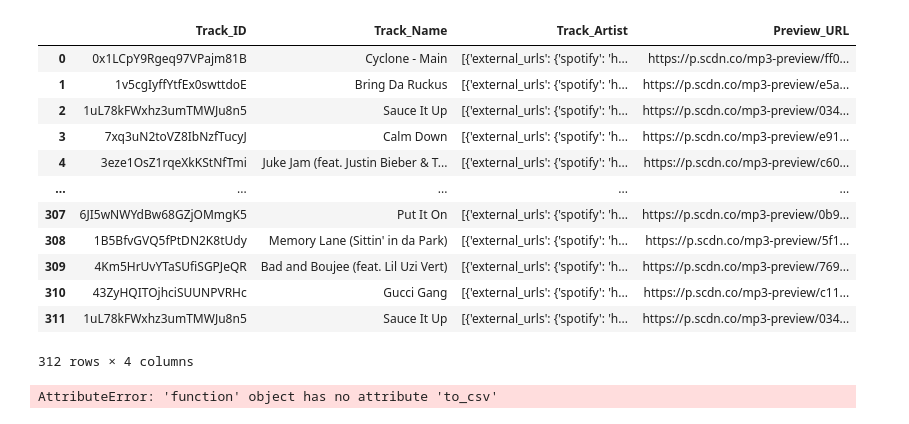
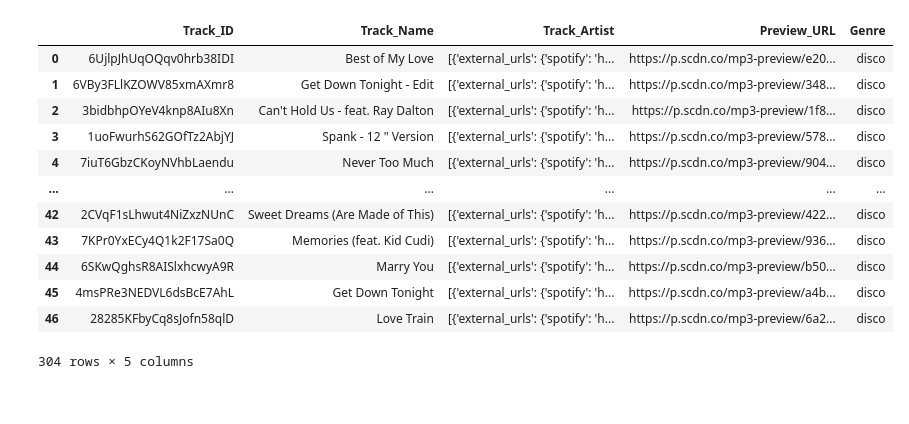
Before and after one commit to KathrynPanger/classify-spotify, a Jupyter notebook: Seth/disco/disco_mp3_pull.ipynb, the cells around one changed output. Saved outputs shown, nothing was run; the diff lists cells and outputs as text; code cells hidden in the pictures.

```diff
--- a/Seth/disco/disco_mp3_pull.ipynb
+++ b/Seth/disco/disco_mp3_pull.ipynb
@@ -92,26 +102,23 @@ dataframe_7.head()
 # %%
-pd.merge(left, right, how ='inner', on ='Sr.no')
-
-final_df = pd.concat([dataframe_1, dataframe_2, dataframe_3, dataframe_4, dataframe_5,dataframe_6,dataframe_7], ignore_index=True)
+final_df = pd.concat([dataframe_1, dataframe_2, dataframe_3, dataframe_4, dataframe_5,dataframe_6,dataframe_7])
+final_df["Genre"] = "disco"
 final_df
 # %% [output]
-|  | Track_ID | Track_Name | Track_Artist | Preview_URL |
-| 0 | 0x1LCpY9Rgeq97VPajm81B | Cyclone - Main | [{'external_urls': {'spotify': 'h... | https://p.scdn.co/mp3-preview/ff0... |
-| 1 | 1v5cgIyffYtfEx0swttdoE | Bring Da Ruckus | [{'external_urls': {'spotify': 'h... | https://p.scdn.co/mp3-preview/e5a... |
-| 2 | 1uL78kFWxhz3umTMWJu8n5 | Sauce It Up | [{'external_urls': {'spotify': 'h... | https://p.scdn.co/mp3-preview/034... |
-| 3 | 7xq3uN2toVZ8IbNzfTucyJ | Calm Down | [{'external_urls': {'spotify': 'h... | https://p.scdn.co/mp3-preview/e91... |
-| 4 | 3eze1OsZ1rqeXkKStNfTmi | Juke Jam (feat. Justin Bieber & T... | [{'external_urls': {'spotify': 'h... | https://p.scdn.co/mp3-preview/c60... |
-| ... | ... | ... | ... | ... |
-| 307 | 6JI5wNWYdBw68GZjOMmgK5 | Put It On | [{'external_urls': {'spotify': 'h... | https://p.scdn.co/mp3-preview/0b9... |
-| 308 | 1B5BfvGVQ5fPtDN2K8tUdy | Memory Lane (Sittin' in da Park) | [{'external_urls': {'spotify': 'h... | https://p.scdn.co/mp3-preview/5f1... |
-| 309 | 4Km5HrUvYTaSUfiSGPJeQR | Bad and Boujee (feat. Lil Uzi Vert) | [{'external_urls': {'spotify': 'h... | https://p.scdn.co/mp3-preview/769... |
-| 310 | 43ZyHQITOjhciSUUNPVRHc | Gucci Gang | [{'external_urls': {'spotify': 'h... | https://p.scdn.co/mp3-preview/c11... |
-| 311 | 1uL78kFWxhz3umTMWJu8n5 | Sauce It Up | [{'external_urls': {'spotify': 'h... | https://p.scdn.co/mp3-preview/034... |
+|  | Track_ID | Track_Name | Track_Artist | Preview_URL | Genre |
+| 0 | 6UjlpJhUqOQqv0hrb38IDI | Best of My Love | [{'external_urls': {'spotify': 'h... | https://p.scdn.co/mp3-preview/e20... | disco |
+| 1 | 6VBy3FLlKZOWV85xmAXmr8 | Get Down Tonight - Edit | [{'external_urls': {'spotify': 'h... | https://p.scdn.co/mp3-preview/348... | disco |
+| 2 | 3bidbhpOYeV4knp8AIu8Xn | Can't Hold Us - feat. Ray Dalton | [{'external_urls': {'spotify': 'h... | https://p.scdn.co/mp3-preview/1f8... | disco |
+| 3 | 1uoFwurhS62GOfTz2AbjYJ | Spank - 12 " Version | [{'external_urls': {'spotify': 'h... | https://p.scdn.co/mp3-preview/578... | disco |
+| 4 | 7iuT6GbzCKoyNVhbLaendu | Never Too Much | [{'external_urls': {'spotify': 'h... | https://p.scdn.co/mp3-preview/904... | disco |
+| ... | ... | ... | ... | ... | ... |
+| 42 | 2CVqF1sLhwut4NiZxzNUnC | Sweet Dreams (Are Made of This) | [{'external_urls': {'spotify': 'h... | https://p.scdn.co/mp3-preview/422... | disco |
+| 43 | 7KPr0YxECy4Q1k2F17Sa0Q | Memories (feat. Kid Cudi) | [{'external_urls': {'spotify': 'h... | https://p.scdn.co/mp3-preview/936... | disco |
+| 44 | 6SKwQghsR8AISlxhcwyA9R | Marry You | [{'external_urls': {'spotify': 'h... | https://p.scdn.co/mp3-preview/b50... | disco |
+| 45 | 4msPRe3NEDVL6dsBcE7AhL | Get Down Tonight | [{'external_urls': {'spotify': 'h... | https://p.scdn.co/mp3-preview/a4b... | disco |
+| 46 | 28285KFbyCq8sJofn58qlD | Love Train | [{'external_urls': {'spotify': 'h... | https://p.scdn.co/mp3-preview/6a2... | disco |
-312 rows × 4 columns
+304 rows × 5 columns
 # %%
-final_h_metal_merge_df = final_df.dropna(how = 'any')
-final_h_metal_merge_df = final_h_metal_merge_df.drop_duplicates
-final_h_metal_merge_df.to_csv("h_metal.csv")
+#final_h_metal_merge_df = final_df.dropna(how = 'any')
+disco_final_df = final_df.drop_duplicates()
+disco_final_df.to_csv("disco_clean.csv", index=False)
-# %% [output]
-AttributeError: 'function' object has no attribute 'to_csv'
 # %%
```
Also changed, not shown: parts of 11 cells of this notebook, 9 other files.
